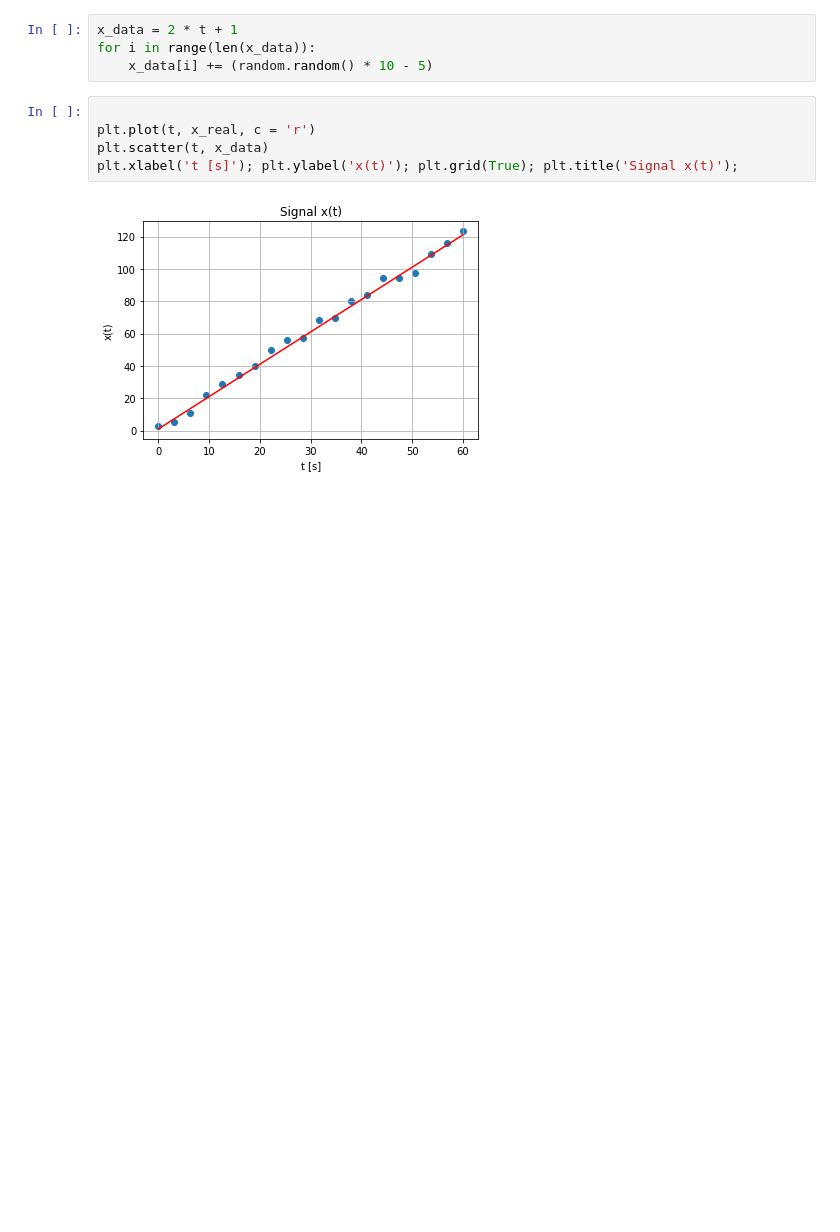
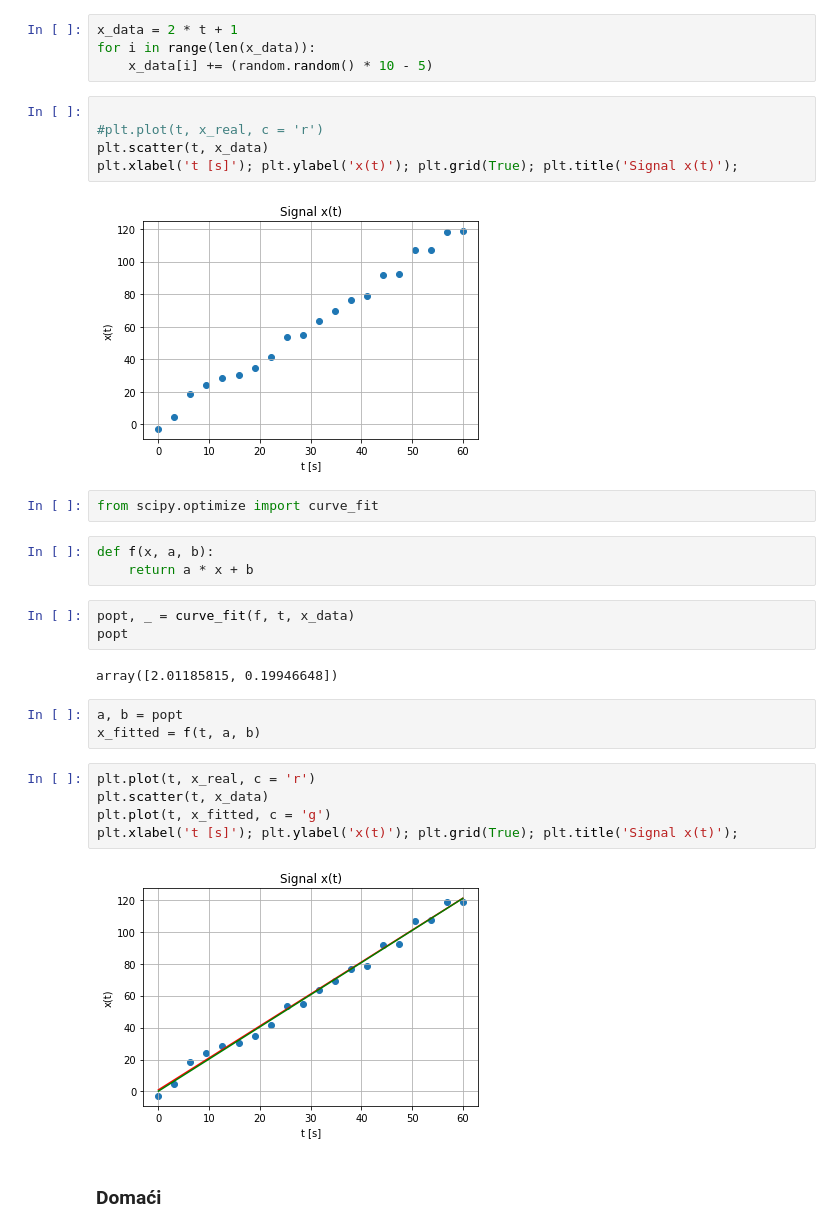
Before and after one commit to mdodovic/Workshops-python-code, a Jupyter notebook: Intro_to_python.ipynb, the cells around one changed output. Saved outputs shown, nothing was run; the diff lists cells and outputs as text; blank space fills up the shorter version.

Commit message:
add fitting linear curve

```diff
--- a/Intro_to_python.ipynb
+++ b/Intro_to_python.ipynb
@@ -141,8 +145,30 @@ for i in range(len(x_data)):
     x_data[i] += (random.random() * 10 - 5)
 # %%
 
-plt.plot(t, x_real, c = 'r')
+#plt.plot(t, x_real, c = 'r')
 plt.scatter(t, x_data)
 plt.xlabel('t [s]'); plt.ylabel('x(t)'); plt.grid(True); plt.title('Signal x(t)');
 # %% [output]
-[figure, old version]
+[figure, new version]
+# %%
+from scipy.optimize import curve_fit
+# %%
+def f(x, a, b):
+	return a * x + b
+# %%
+popt, _ = curve_fit(f, t, x_data)
+popt
+# %% [output]
+array([2.01185815, 0.19946648])
+# %%
+a, b = popt
+x_fitted = f(t, a, b)
+# %%
+plt.plot(t, x_real, c = 'r')
+plt.scatter(t, x_data)
+plt.plot(t, x_fitted, c = 'g')
+plt.xlabel('t [s]'); plt.ylabel('x(t)'); plt.grid(True); plt.title('Signal x(t)');
+# %% [output]
+[figure, added]
+# %% [markdown]
+### Domaći
```
Also changed, not shown: parts of 3 cells of this notebook.
